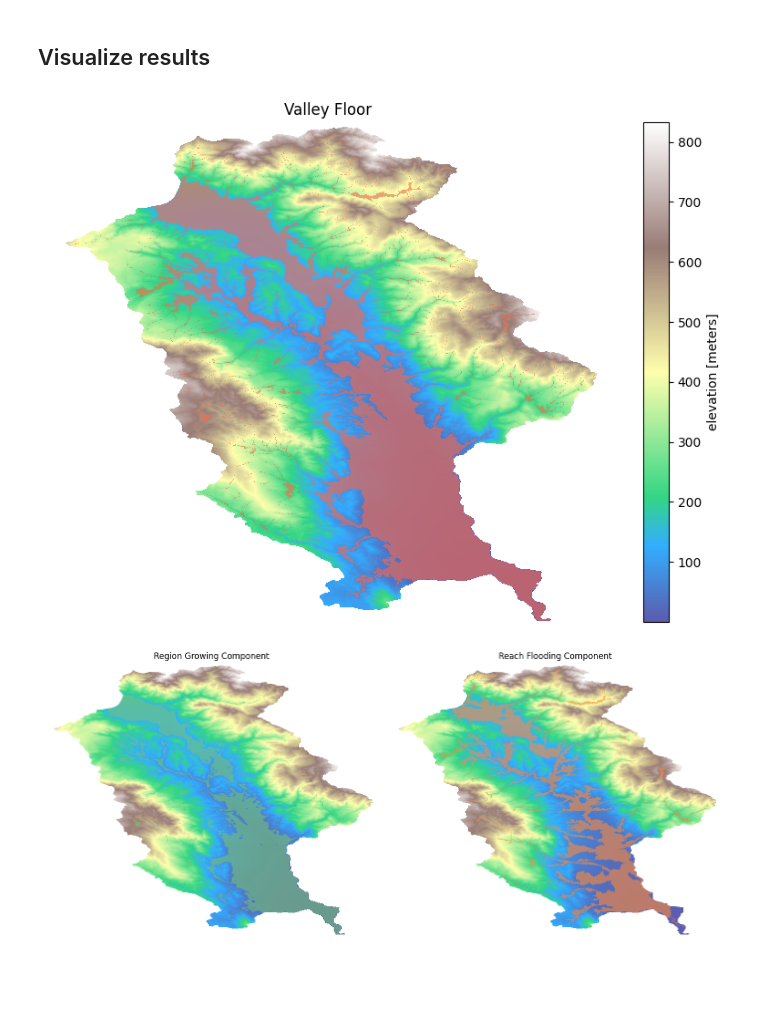
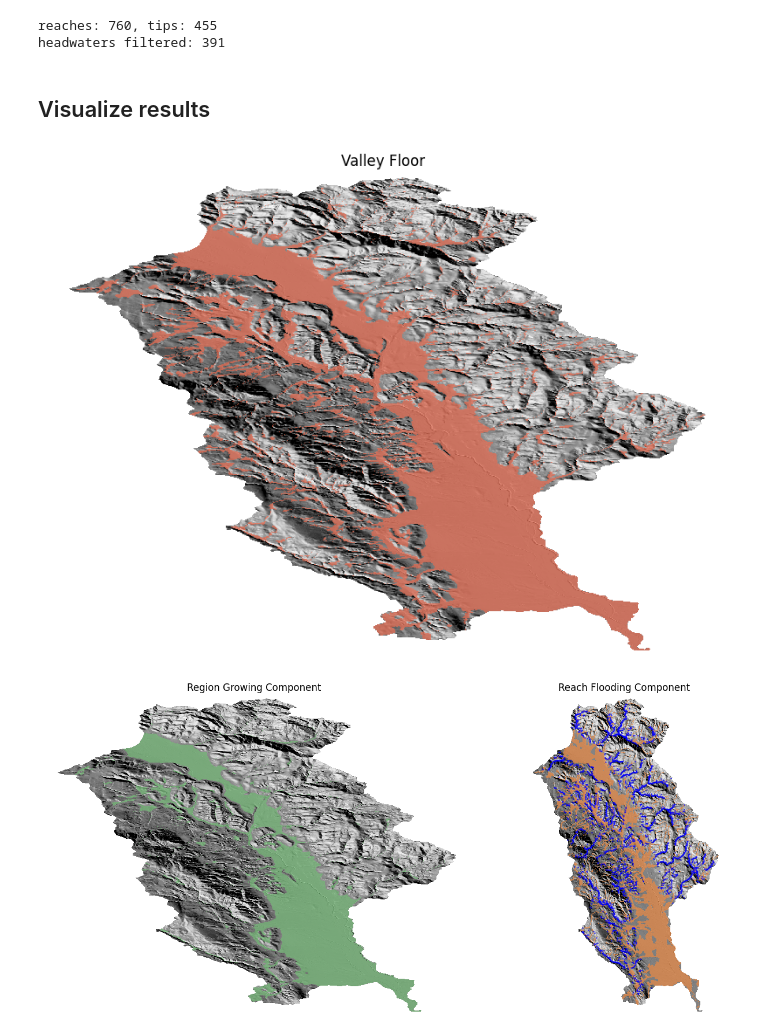
Before and after one commit to avkoehl/valley-floor, a Jupyter notebook: docs_source/notebooks/example.ipynb, the cells around one changed output. Saved outputs shown, nothing was run; the diff lists cells and outputs as text; code cells hidden in the pictures; blank space fills up the shorter version.

```diff
--- a/docs_source/notebooks/example.ipynb
+++ b/docs_source/notebooks/example.ipynb
@@ -22,13 +40,9 @@ The sample data is a DEM and flowlines for a small watershed in California (HUC
 # %%
 import matplotlib.pyplot as plt
-from valley_floor import (
-    Parameters,
-    PreprocessingParameters,
-    PostprocessingParameters,
-    delineate_from_dem_and_flowlines,
-)
-from valley_floor.data import load_sample_data
+from vhs.data import load_sample_data
+from xrspatial import hillshade
 
 dem, flowlines = load_sample_data()
+hs = hillshade(dem)
 # %% [output]
 OMP: Info #276: omp_set_nested routine deprecated, please use omp_set_max_active_levels instead.
@@ -57,0 +72,4 @@ result = delineate_from_dem_and_flowlines(
+# %%
+from vhs import prepare_inputs
+
+dem, hand, channel_network, subbasins = prepare_inputs(dem, flowlines)
@@ -58,40 +106,42 @@ result = delineate_from_dem_and_flowlines(
+# %%
+from vhs import map_valley_floor_detailed, Parameters
+
+result = map_valley_floor_detailed(dem, hand, channel_network, subbasins, Parameters())
+# %% [output]
+reaches: 760, tips: 455
+headwaters filtered: 391
 # %% [markdown]
 ## Visualize results
 # %%
-import numpy as np
-
-valley_floor = result['valley_floor']
-floor_masked = valley_floor.where(valley_floor == 1)
+floor_masked = result.valley_floor.where(result.valley_floor == 1)
 
 fig, ax = plt.subplots(figsize=(8, 6))
-dem.plot(ax=ax, cmap='terrain', add_colorbar=True, alpha=0.8)
+hs.plot(ax=ax, cmap='Greys_r', add_colorbar=False)
 floor_masked.plot(ax=ax, cmap='Reds', add_colorbar=False, alpha=0.6)
 ax.set_title('Valley Floor')
 ax.set_axis_off()
 plt.tight_layout()
 plt.show()
 # %% [output]
-[figure, old version]
+[figure, new version]
 # %%
-region_floor = result['region_floor']
-flood_floor = result['flood_floor']
-
-region_masked = region_floor.where(region_floor == 1)
-flood_masked = flood_floor.where(flood_floor == 1)
+region_masked = result.region_floor.where(result.region_floor == 1)
+flood_masked = result.flood_floor.where(result.flood_floor == 1)
 
 fig, axes = plt.subplots(1, 2, figsize=(14, 6))
 
-dem.plot(ax=axes[0], cmap='terrain', add_colorbar=False, alpha=0.8)
+hs.plot(ax=axes[0], cmap='Greys_r', add_colorbar=False)
 region_masked.plot(ax=axes[0], cmap='Greens', add_colorbar=False, alpha=0.6)
 axes[0].set_title('Region Growing Component')
 axes[0].set_axis_off()
 
-dem.plot(ax=axes[1], cmap='terrain', add_colorbar=False, alpha=0.8)
+hs.plot(ax=axes[1], cmap='Greys_r', add_colorbar=False)
 flood_masked.plot(ax=axes[1], cmap='Oranges', add_colorbar=False, alpha=0.6)
 axes[1].set_title('Reach Flooding Component')
 axes[1].set_axis_off()
+result.slope_break_pts.plot(ax=axes[1], color='blue', markersize=1, alpha=0.5)
 
 plt.tight_layout()
 plt.show()
 # %% [output]
-[figure, old version]
+[figure, new version]
```
Also changed, not shown: parts of 10 cells of this notebook, 23 other files.
